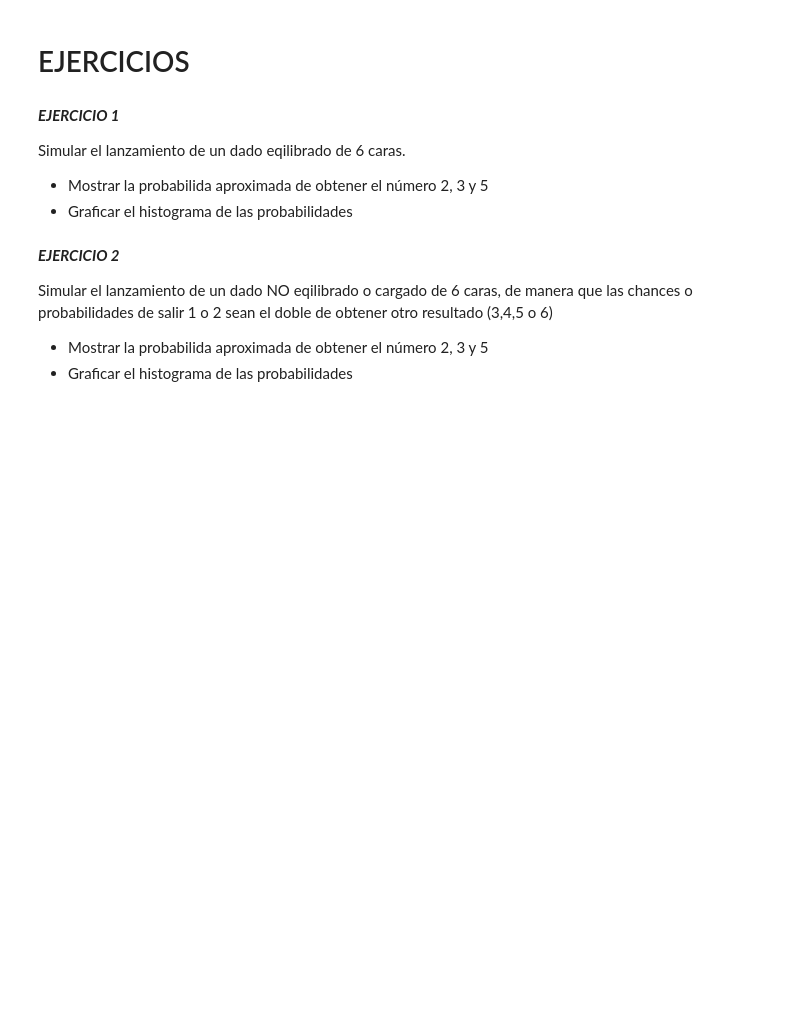
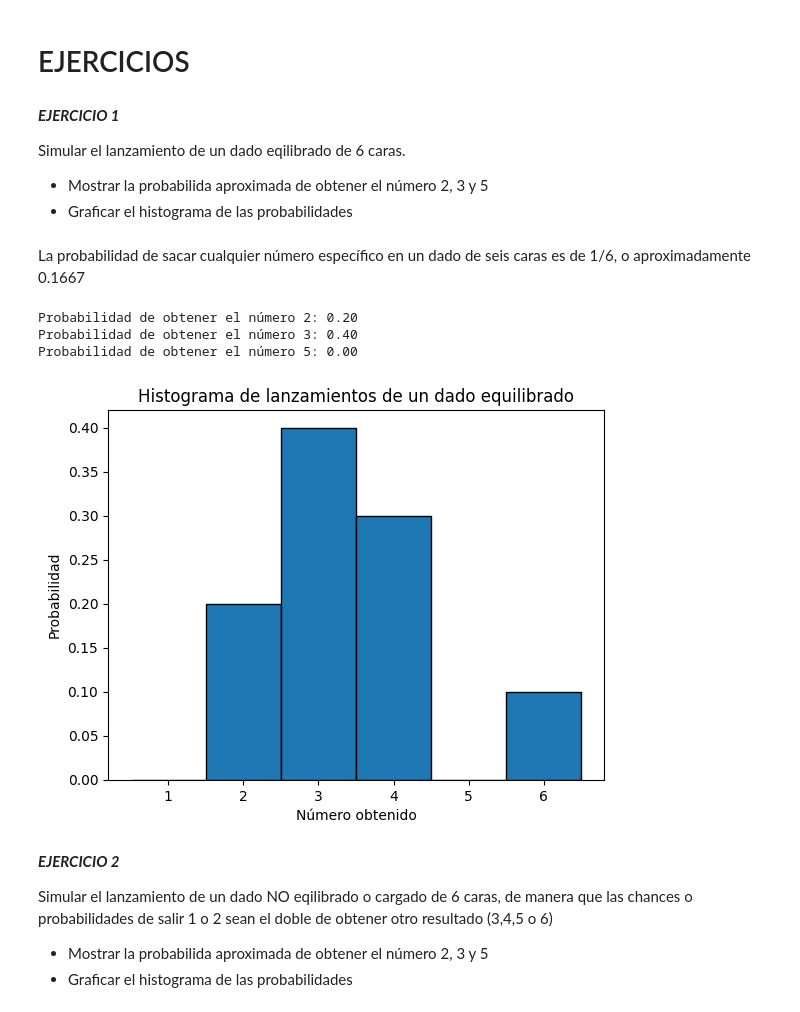
Before and after one commit to agustinsalum/ciencia-datos-python, a Jupyter notebook: Trabajos-practicos/tp3/tp3.ipynb, the cells around one changed output. Drawn from its saved outputs; the diff is of its cells as text; code cells hidden in the pictures; blank space fills up the shorter version.

```diff
--- a/Trabajos-practicos/tp3/tp3.ipynb
+++ b/Trabajos-practicos/tp3/tp3.ipynb
@@ -210,6 +204,41 @@ Simular el lanzamiento de un dado eqilibrado de 6 caras.
 
 *   Mostrar la probabilida aproximada de obtener el número 2, 3 y 5
 *   Graficar el histograma de las probabilidades
+# %% [markdown]
+ La probabilidad de sacar cualquier número específico en un dado de seis caras es de 1/6, o aproximadamente 0.1667
+# %%
+import numpy as np
+import matplotlib.pyplot as plt
+
+# Simulación del lanzamiento de un dado equilibrado de 6 caras
+num_lanzamientos = 10
+resultados = np.random.randint(1, 7, num_lanzamientos)
+
+# Calcular la probabilidad aproximada de obtener los números 2, 3 y 5
+num_2 = np.count_nonzero(resultados == 2)
+num_3 = np.count_nonzero(resultados == 3)
+num_5 = np.count_nonzero(resultados == 5)
+
+probabilidad_2 = num_2 / num_lanzamientos
+probabilidad_3 = num_3 / num_lanzamientos
+probabilidad_5 = num_5 / num_lanzamientos
+
+print(f"Probabilidad de obtener el número 2: {probabilidad_2:.2f}")
+print(f"Probabilidad de obtener el número 3: {probabilidad_3:.2f}")
+print(f"Probabilidad de obtener el número 5: {probabilidad_5:.2f}")
+
+# Graficar el histograma de las probabilidades
+n, bins, patches = plt.hist(resultados, bins=np.arange(0.5, 7.5, 1), density=True, edgecolor='black')
+plt.xlabel('Número obtenido')
+plt.ylabel('Probabilidad')
+plt.title('Histograma de lanzamientos de un dado equilibrado')
+plt.xticks(range(1, 7))
+plt.show()
+# %% [output]
+Probabilidad de obtener el número 2: 0.20
+Probabilidad de obtener el número 3: 0.40
+Probabilidad de obtener el número 5: 0.00
+[figure, added]
 # %% [markdown]
 ***EJERCICIO 2***
 
```
Also changed, not shown: parts of 9 cells of this notebook.
